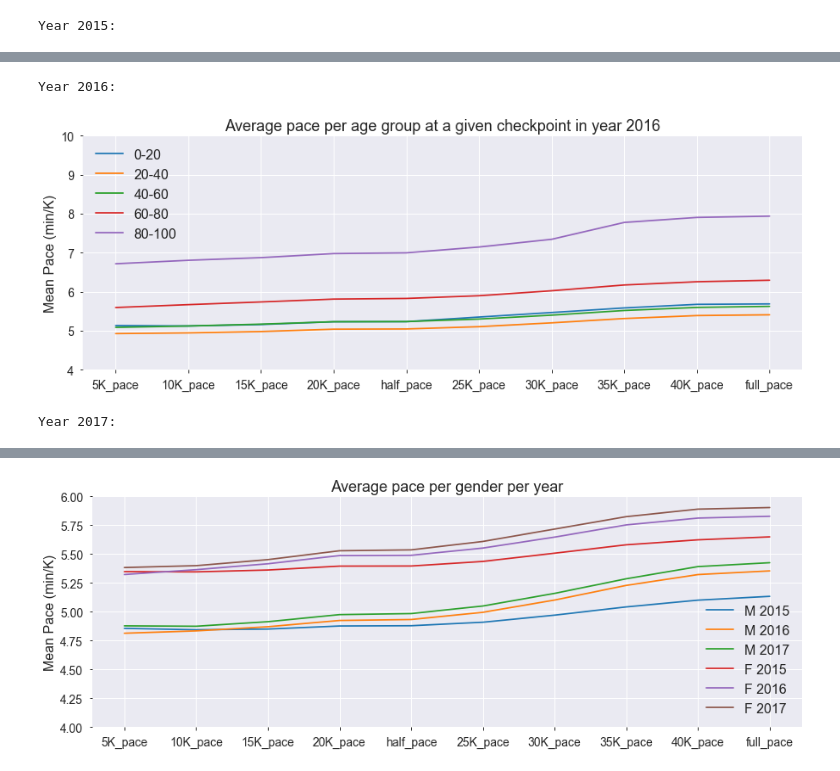
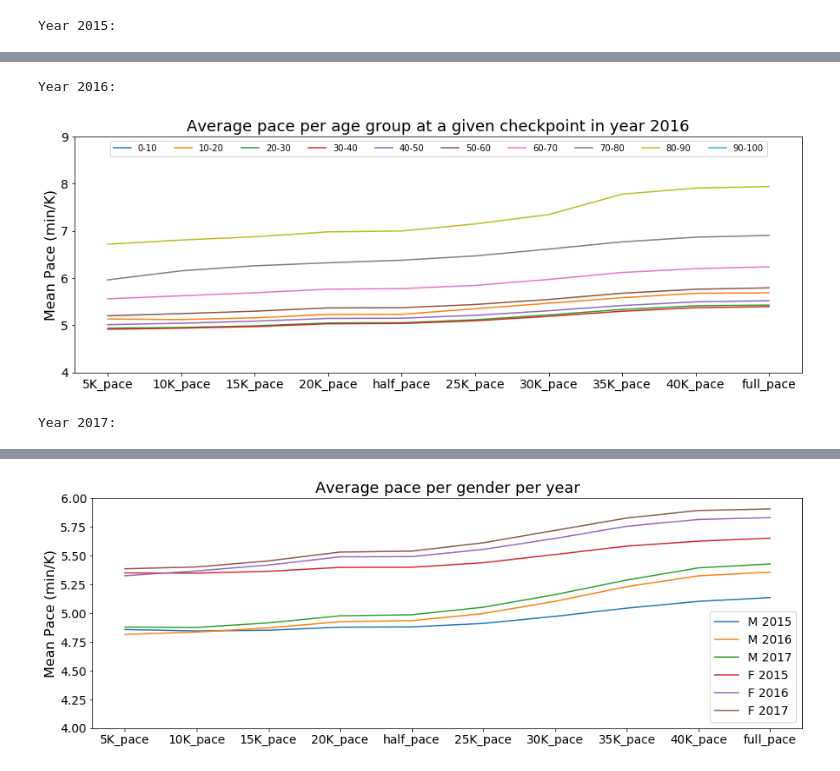
Before and after one commit to SeanHladkyj/Boston-marathon-project, a Jupyter notebook: Boston_Challenge.ipynb, the cells around one changed output, grey strips where cells are left out. Drawn from its saved outputs; the diff is of its cells as text; code cells hidden in the pictures.

```diff
--- a/Boston_Challenge.ipynb
+++ b/Boston_Challenge.ipynb
@@ -235,9 +235,11 @@ Numbers: return = 2711; non-return = 23699
 # participants based on neighbour and other cities
 dataframe['Neighbour'] = np.where(dataframe.City.isin(Neighbours), dataframe.City, 'Other')
 for year in dataframe.Year.unique():
-    fig, ax = plt.subplots(figsize=(15, 2))
+    fig = plt.subplots(nrows=1, ncols=2, figsize=(15, 5), gridspec_kw={'width_ratios': [3, 1]})
     print('Year {0:d}: '.format(year))
-    ax = dataframe[dataframe.Year == year]['Neighbour'].value_counts(ascending=True).plot(kind='bar', title='Neighbouring and other cities in participants in year {0:d}'.format(year), fontsize=12)
+    axes[0] = dataframe[(dataframe.Year == year) & (~dataframe.Neighbour.isin(['Other']))]['Neighbour'].value_counts(ascending=True).plot(kind='bar', fontsize=12)
+    axes[1] = dataframe[(dataframe.Year == year) & (dataframe.Neighbour.isin(['Other']))]['Neighbour'].value_counts().plot(kind='bar', fontsize=12)
+    plt.suptitle('Neighbouring and other cities in participants in year {0:d}'.format(year), fontsize=16)
     plt.show()
 # %% [output]
 Year 2015:
@@ -274,11 +276,11 @@ dataframe['40K_pace'] = dataframe['40K'] / 40
 dataframe['full_pace'] = dataframe['Official Time'] / 42.195
 # %%
 # binning the age of the participants
-dataframe['age_bin'] = pd.cut(dataframe['Age'], [0, 20, 40, 60, 80, 100], labels=['0-20', '20-40', '40-60', '60-80', '80-100'])
+dataframe['age_bin'] = pd.cut(dataframe['Age'], [0, 10, 20, 30, 40, 50, 60, 70, 80, 90, 100], labels=['0-10', '10-20', '20-30', '30-40', '40-50', '50-60', '60-70', '70-80', '80-90', '90-100'])
 for year in dataframe.Year.unique():
     fig, ax = plt.subplots(figsize=(15, 5))
     print('Year {0:d}: '.format(year))
-    dataframe[dataframe.Year == year]['age_bin'].value_counts().reindex(['0-20', '20-40', '40-60', '60-80', '80-100']).plot(kind='bar', title='Age groups in year {0:d}'.format(year), sort_columns=False, color='green', figsize=(15,5), fontsize=12)
+    dataframe[dataframe.Year == year]['age_bin'].value_counts().reindex(['0-10', '10-20', '20-30', '30-40', '40-50', '50-60', '60-70', '70-80', '80-90', '90-100']).plot(kind='bar', title='Age groups in year {0:d}'.format(year), sort_columns=False, color='green', figsize=(15,5), fontsize=12)
     plt.show()
 # %% [output]
 Year 2015:
@@ -310,7 +312,7 @@ Paces = ['5K_pace', '10K_pace', '15K_pace', '20K_pace', 'half_pace', '25K_pace',
 for year in dataframe.Year.unique():
     fig, ax = plt.subplots(figsize=(15, 5))
     print('Year {0:d}: '.format(year))
-    for ages in ['0-20', '20-40', '40-60', '60-80', '80-100']:
+    for ages in ['0-10', '10-20', '20-30', '30-40', '40-50', '50-60', '60-70', '70-80', '80-90', '90-100']:
         pace_means = []
         for pace in Paces:
             pace_means.append(dataframe[(dataframe.Year == year) & (dataframe.age_bin == ages)][pace].mean())
@@ -321,8 +323,8 @@ for year in dataframe.Year.unique():
         tick.label.set_fontsize(14)
     ax.set_ylabel("Mean Pace (min/K)", fontsize=16)
     ax.set_title("Average pace per age group at a given checkpoint in year {0:d}".format(year), fontsize=18)
-    ax.legend(prop={'size': 16})
-    ax.set_ylim(4, 10)
+    ax.legend(loc=9, ncol=10, prop={'size': 10})
+    ax.set_ylim(4, 9)
     plt.show()
 # %% [output]
 Year 2015:
@@ -330,3 +332,3 @@ Year 2015:
 Year 2016:
-[figure, old version]
+[figure, new version]
 Year 2017:
@@ -346,8 +348,8 @@ for tick in ax.yaxis.get_major_ticks():
     tick.label.set_fontsize(14)
 ax.set_ylabel("Mean Pace (min/K)", fontsize=16)
 ax.set_title("Average pace per gender per year", fontsize=18)
-ax.legend(prop={'size': 16})
+ax.legend(prop={'size': 14})
 ax.set_ylim(4, 6)
 plt.show()
 # %% [output]
-[figure, old version]
+[figure, new version]
```
Also changed, not shown: parts of 12 cells of this notebook, 3 other files.
